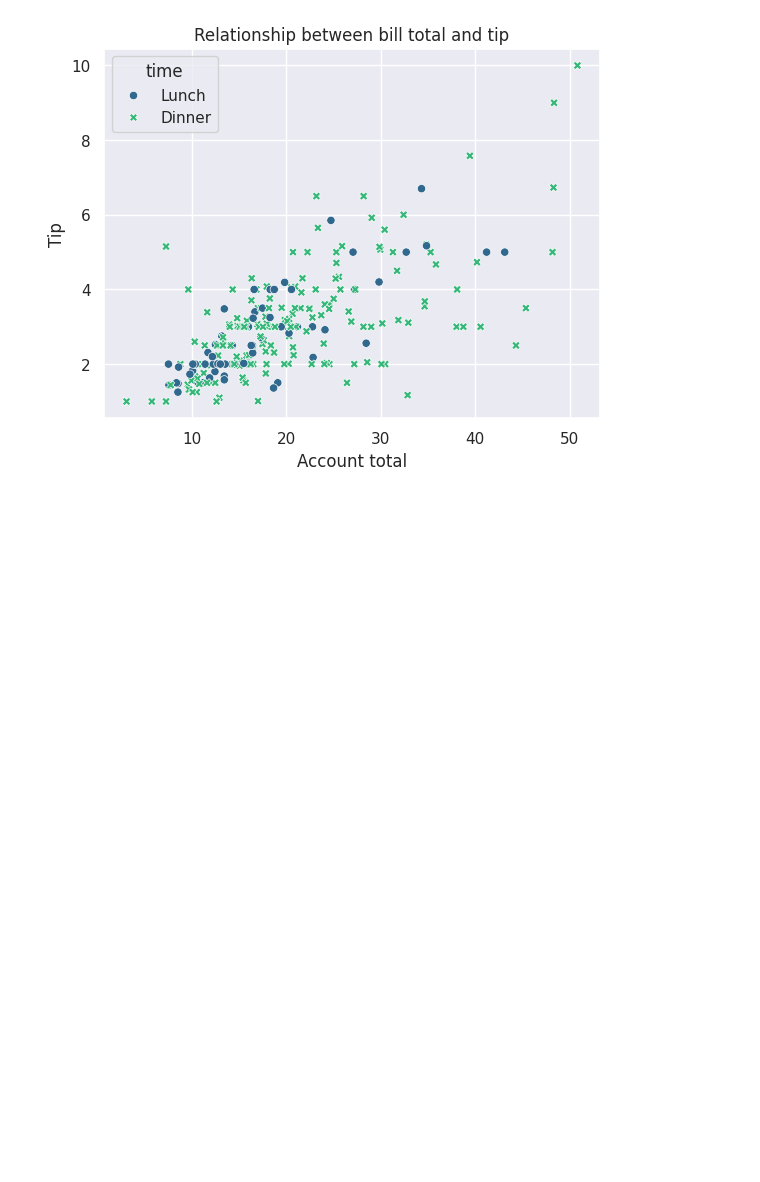
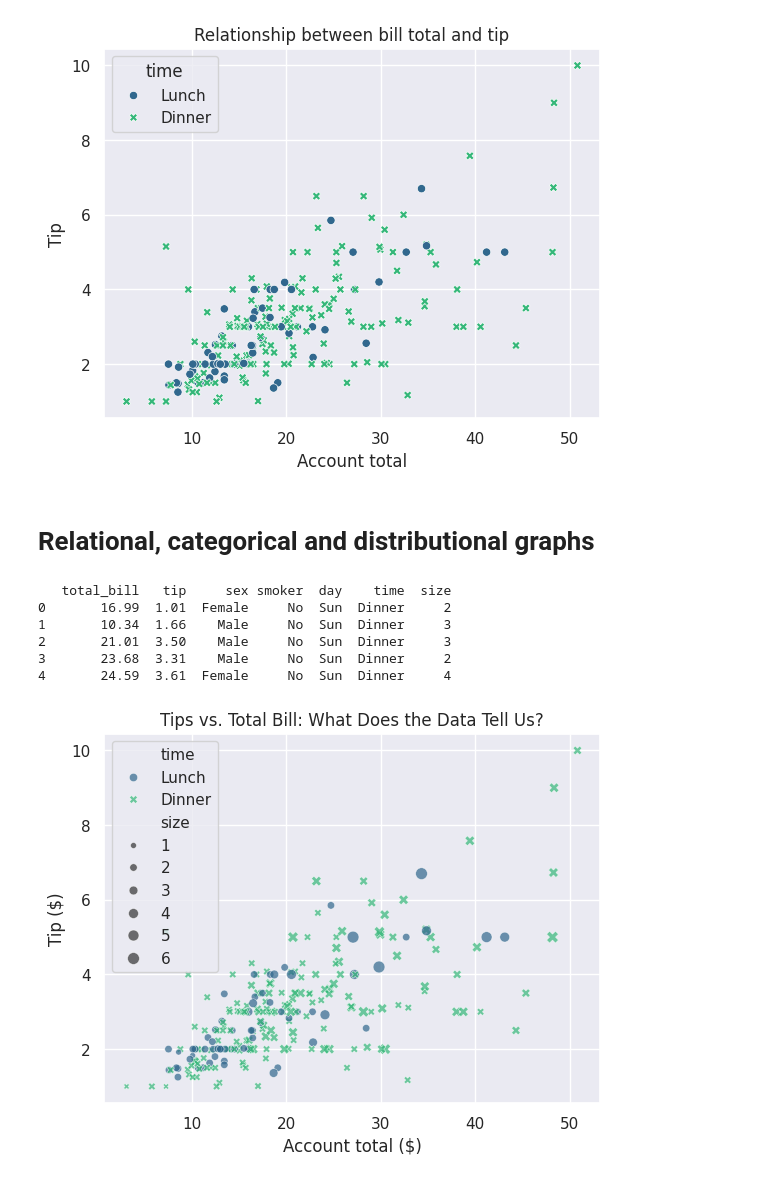
Before and after one commit to vittyGalaxy/py-training, a Jupyter notebook: Pandas, Matplotlib, Seaborn.ipynb, the cells around one changed output. Cells and saved outputs as stored; diff of their text form; code cells hidden in the pictures; blank space fills up the shorter version.

Commit message:
implemented Relational, categorical and distributional graphs

```diff
--- a/Pandas, Matplotlib, Seaborn.ipynb
+++ b/Pandas, Matplotlib, Seaborn.ipynb
@@ -499,3 +499,31 @@ plt.show()
 3       23.68  3.31    Male     No  Sun  Dinner     2
 4       24.59  3.61  Female     No  Sun  Dinner     4
 [figure]
+# %% [markdown]
+# Relational, categorical and distributional graphs
+# %%
+import seaborn as sns
+import matplotlib.pyplot as plt
+
+sns.set_theme(style="darkgrid")
+
+tips = sns.load_dataset("tips")
+print(tips.head())
+
+# Grafici relazionali: SCATTERPLOT()
+
+sns.scatterplot(data=tips, x="total_bill", y="tip", hue="time", style="time", size="size", palette="viridis", alpha=0.7)
+
+plt.title("Tips vs. Total Bill: What Does the Data Tell Us?")
+plt.xlabel("Account total ($)")
+plt.ylabel("Tip ($)")
+
+plt.show()
+# %% [output]
+   total_bill   tip     sex smoker  day    time  size
+0       16.99  1.01  Female     No  Sun  Dinner     2
+1       10.34  1.66    Male     No  Sun  Dinner     3
+2       21.01  3.50    Male     No  Sun  Dinner     3
+3       23.68  3.31    Male     No  Sun  Dinner     2
+4       24.59  3.61  Female     No  Sun  Dinner     4
+[figure, added]
```
Also changed, not shown: parts of 6 cells of this notebook.
